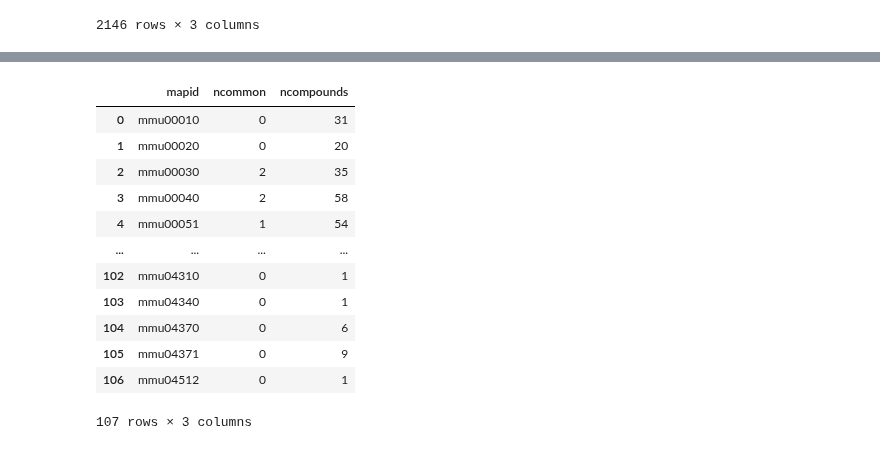
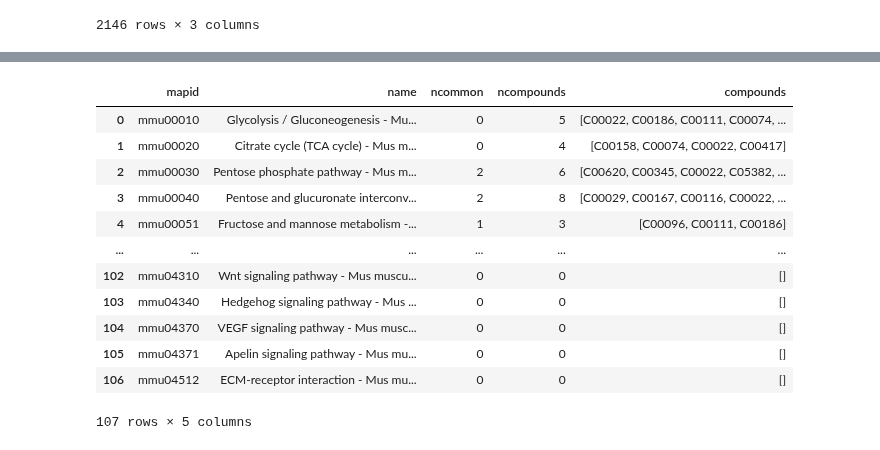
Before and after one commit to menchelab/novarinocollab, a Jupyter notebook: notebooks/metabo_analysis.ipynb, the cells around one changed output, grey strips where cells are left out. Cells and saved outputs as stored; diff of their text form; code cells hidden in the pictures.

```diff
--- a/notebooks/metabo_analysis.ipynb
+++ b/notebooks/metabo_analysis.ipynb
@@ -455,57 +455,64 @@ selected_pathways = select_maps(
     ['metabolism', 'information processing']
 )
 # %%
-def compute_overlaps(diff_compounds, pathways):
+def compute_overlaps(diff_compounds, pathways, metabolites = None):
     diff_compounds = set(diff_compounds)
     overlaps = []
     for key, pathway in pathways.items():
         if 'COMPOUND' in pathway:
+            pathway_metabolites = set(pathway['COMPOUND'].keys())
+            if metabolites:
+                pathway_metabolites = pathway_metabolites.intersection(
+                    set(metabolites)
+                )
             overlaps.append(
                 [
                     key,
+                    pathway['NAME'][0],
                     len(
                         diff_compounds.intersection(
-                            set(pathway['COMPOUND'].keys())
+                            pathway_metabolites
                         )
                     ),
-                    len(pathway['COMPOUND'].keys())
+                    len(pathway_metabolites),
+                    list(pathway_metabolites)
                 ]
             )
 
-    return pd.DataFrame(overlaps, columns = ['mapid', 'ncommon', 'ncompounds'])
+    return pd.DataFrame(overlaps, columns = ['mapid', 'name', 'ncommon', 'ncompounds', 'compounds'])
 
 pvalcol = '(P40, WT) / (P2, WT).1'
 def get_diff_reg_compounds(df, pvalcol, logfoldcol, alpha = 0.05):
     upregulated = df.loc[
         (df[pvalcol].astype(float) <= alpha) & (df[logfoldcol].astype(float) > 0),
         ['KEGG', 'Name', pvalcol, logfoldcol]
     ]
     downregulated = df.loc[
         (df[pvalcol].astype(float) <= alpha) & (df[logfoldcol].astype(float) < 0),
         ['KEGG', 'Name', pvalcol, logfoldcol]
     ]
     return upregulated, downregulated
 
 upreg, downreg = get_diff_reg_compounds(
     hilic,
     pvalcol,
     pvalcol[:-2]
 )
-overlaps = compute_overlaps(upreg.KEGG.to_list(), selected_pathways)
+overlaps = compute_overlaps(upreg.KEGG.to_list(), selected_pathways, hilic.KEGG.to_list())
 overlaps
 # %% [output]
-|  | mapid | ncommon | ncompounds |
-| 0 | mmu00010 | 0 | 31 |
-| 1 | mmu00020 | 0 | 20 |
-| 2 | mmu00030 | 2 | 35 |
-| 3 | mmu00040 | 2 | 58 |
-| 4 | mmu00051 | 1 | 54 |
-| ... | ... | ... | ... |
-| 102 | mmu04310 | 0 | 1 |
-| 103 | mmu04340 | 0 | 1 |
-| 104 | mmu04370 | 0 | 6 |
-| 105 | mmu04371 | 0 | 9 |
-| 106 | mmu04512 | 0 | 1 |
+|  | mapid | name | ncommon | ncompounds | compounds |
+| 0 | mmu00010 | Glycolysis / Gluconeogenesis - Mu... | 0 | 5 | [C00022, C00186, C00111, C00074, ... |
+| 1 | mmu00020 | Citrate cycle (TCA cycle) - Mus m... | 0 | 4 | [C00158, C00074, C00022, C00417] |
+| 2 | mmu00030 | Pentose phosphate pathway - Mus m... | 2 | 6 | [C00620, C00345, C00022, C05382, ... |
+| 3 | mmu00040 | Pentose and glucuronate interconv... | 2 | 8 | [C00029, C00167, C00116, C00022, ... |
+| 4 | mmu00051 | Fructose and mannose metabolism -... | 1 | 3 | [C00096, C00111, C00186] |
+| ... | ... | ... | ... | ... | ... |
+| 102 | mmu04310 | Wnt signaling pathway - Mus muscu... | 0 | 0 | [] |
+| 103 | mmu04340 | Hedgehog signaling pathway - Mus ... | 0 | 0 | [] |
+| 104 | mmu04370 | VEGF signaling pathway - Mus musc... | 0 | 0 | [] |
+| 105 | mmu04371 | Apelin signaling pathway - Mus mu... | 0 | 0 | [] |
+| 106 | mmu04512 | ECM-receptor interaction - Mus mu... | 0 | 0 | [] |
-107 rows × 3 columns
+107 rows × 5 columns
 # %%
 from scipy.stats import hypergeom
```
Also changed, not shown: parts of 7 cells of this notebook, 4 other files.
